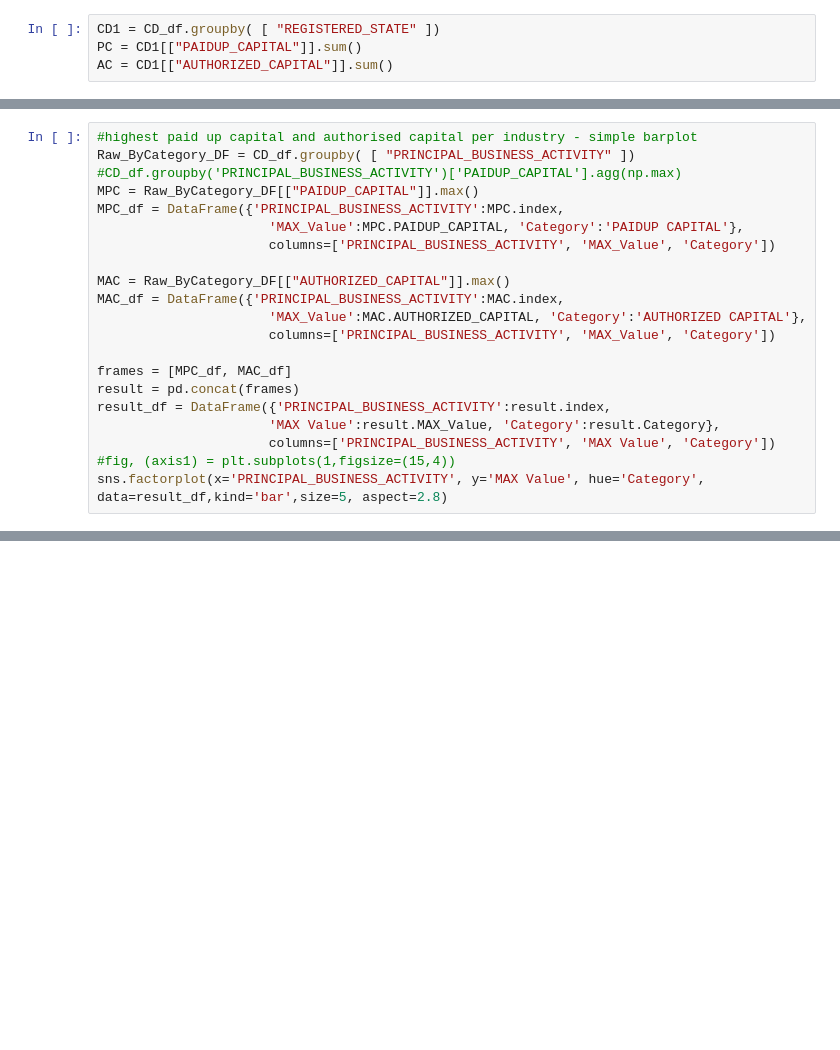
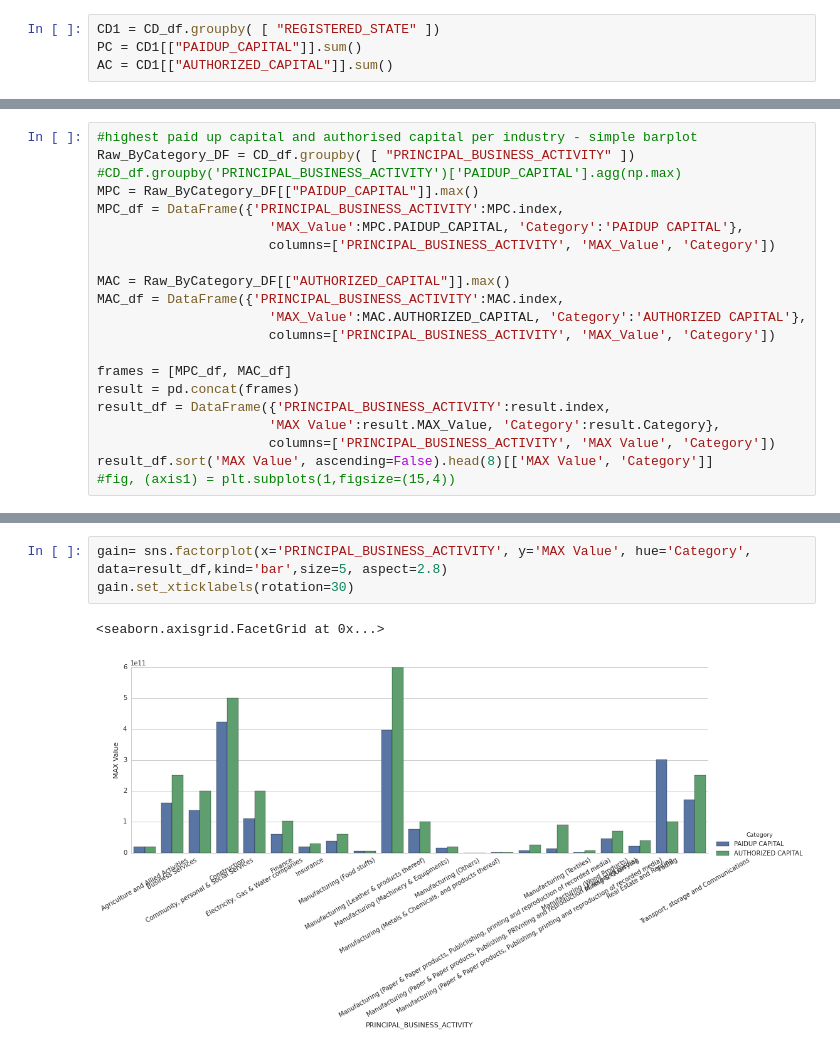
Before and after one commit to MISCIS-Projects/CIS528_Project, a Jupyter notebook: Company_Data _Details.ipynb, the cells around one changed output, grey strips where cells are left out. Saved outputs shown, nothing was run; the diff lists cells and outputs as text; blank space fills up the shorter version.

```diff
--- a/Company_Data _Details.ipynb
+++ b/Company_Data _Details.ipynb
@@ -124,5 +203,5 @@ result = pd.concat(frames)
 result_df = DataFrame({'PRINCIPAL_BUSINESS_ACTIVITY':result.index,
                       'MAX Value':result.MAX_Value, 'Category':result.Category},
                       columns=['PRINCIPAL_BUSINESS_ACTIVITY', 'MAX Value', 'Category'])
+result_df.sort('MAX Value', ascending=False).head(8)[['MAX Value', 'Category']]
 #fig, (axis1) = plt.subplots(1,figsize=(15,4))
-sns.factorplot(x='PRINCIPAL_BUSINESS_ACTIVITY', y='MAX Value', hue='Category', data=result_df,kind='bar',size=5, aspect=2.8)
@@ -129,2 +219,8 @@ sns.factorplot(x='PRINCIPAL_BUSINESS_ACTIVITY', y='MAX Value', hue='Category', d
+# %%
+gain= sns.factorplot(x='PRINCIPAL_BUSINESS_ACTIVITY', y='MAX Value', hue='Category', data=result_df,kind='bar',size=5, aspect=2.8)
+gain.set_xticklabels(rotation=30)
+# %% [output]
+<seaborn.axisgrid.FacetGrid at 0x...>
+[figure, added]
 # %%
 #Count of private and public companies for each state - simple barplot
```
Also changed, not shown: parts of 15 cells of this notebook.
